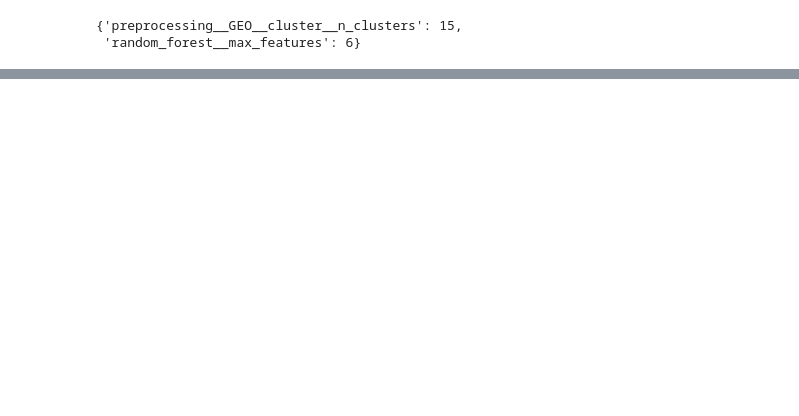
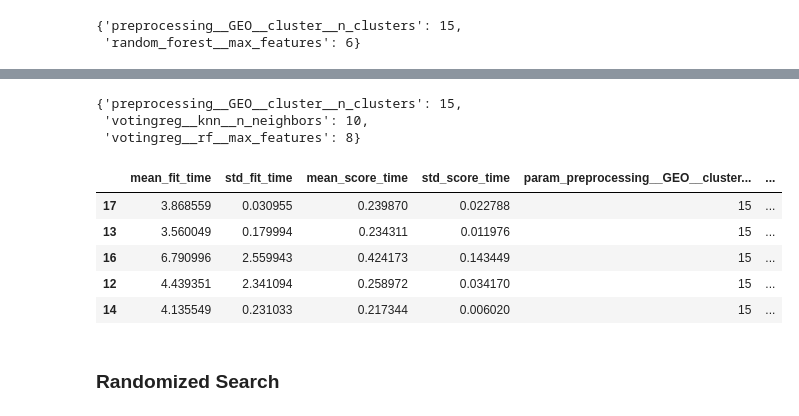
Before and after one commit to AliyarBhos/Works-done-in-Div-Academy, a Jupyter notebook: Module3(From_28_jan)/Tuning.ipynb, the cells around one changed output, grey strips where cells are left out. Drawn from its saved outputs; the diff is of its cells as text; code cells hidden in the pictures; blank space fills up the shorter version.

```diff
--- a/Module3(From_28_jan)/Tuning.ipynb
+++ b/Module3(From_28_jan)/Tuning.ipynb
@@ -426,0 +440,28 @@ cv_res = cv_res[[
+# %%
+from sklearn.model_selection import GridSearchCV
+
+full_pipeline = Pipeline([
+    ('preprocessing', preprocessing),
+    ('votingreg', VotingRegressor([
+        ('knn', KNeighborsRegressor()),
+        ('rf', RandomForestRegressor(random_state=123))
+    ])
+    )
+])
+
+param_grid = [
+    {
+        'preprocessing__GEO__cluster__n_clusters': [10, 15],
+        'votingreg__knn__n_neighbors': [3, 5, 10],
+        'votingreg__rf__max_features': [4, 6, 8]
+     }
+]
+
+grid_search = GridSearchCV(
+    full_pipeline,
+    param_grid,
+    cv = 3,
+    scoring='neg_root_mean_squared_error'
+)
+
+grid_search.fit(X_train, y_train)
@@ -426,0 +486,20 @@ cv_res = cv_res[[
+# %%
+grid_search.best_params_
+# %% [output]
+{'preprocessing__GEO__cluster__n_clusters': 15,
+ 'votingreg__knn__n_neighbors': 10,
+ 'votingreg__rf__max_features': 8}
+# %%
+cv_res = pd.DataFrame(grid_search.cv_results_)
+cv_res.sort_values(by='mean_test_score', ascending=False, inplace=True)
+
+cv_res.head()
+# %% [output]
+|  | mean_fit_time | std_fit_time | mean_score_time | std_score_time | param_preprocessing__GEO__cluster... | ... |
+| 17 | 3.868559 | 0.030955 | 0.239870 | 0.022788 | 15 | ... |
+| 13 | 3.560049 | 0.179994 | 0.234311 | 0.011976 | 15 | ... |
+| 16 | 6.790996 | 2.559943 | 0.424173 | 0.143449 | 15 | ... |
+| 12 | 4.439351 | 2.341094 | 0.258972 | 0.034170 | 15 | ... |
+| 14 | 4.135549 | 0.231033 | 0.217344 | 0.006020 | 15 | ... |
+# %% [markdown]
+### Randomized Search
```
Also changed, not shown: parts of 6 cells of this notebook.
